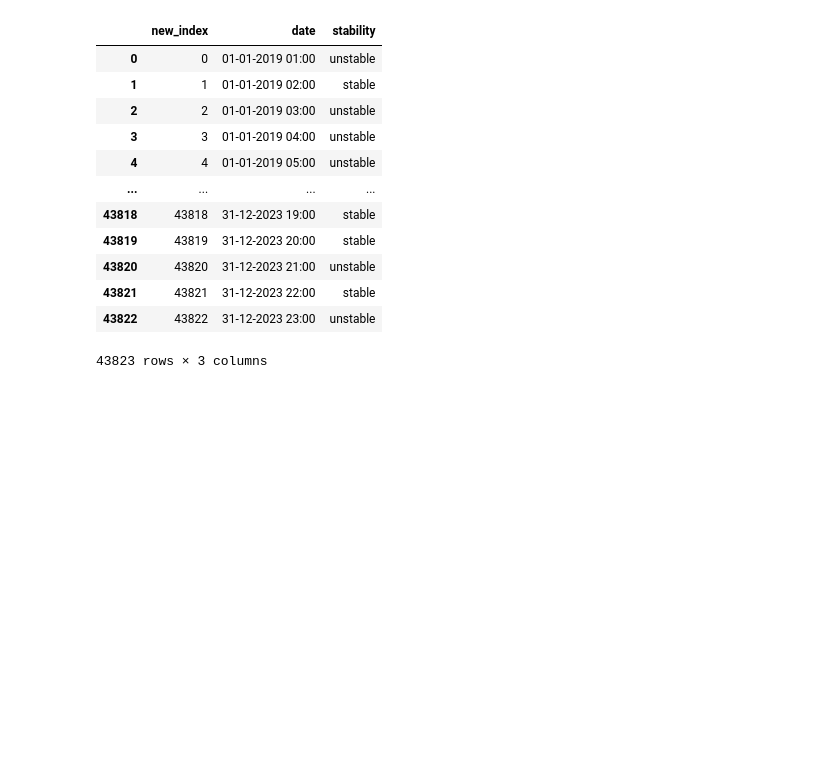
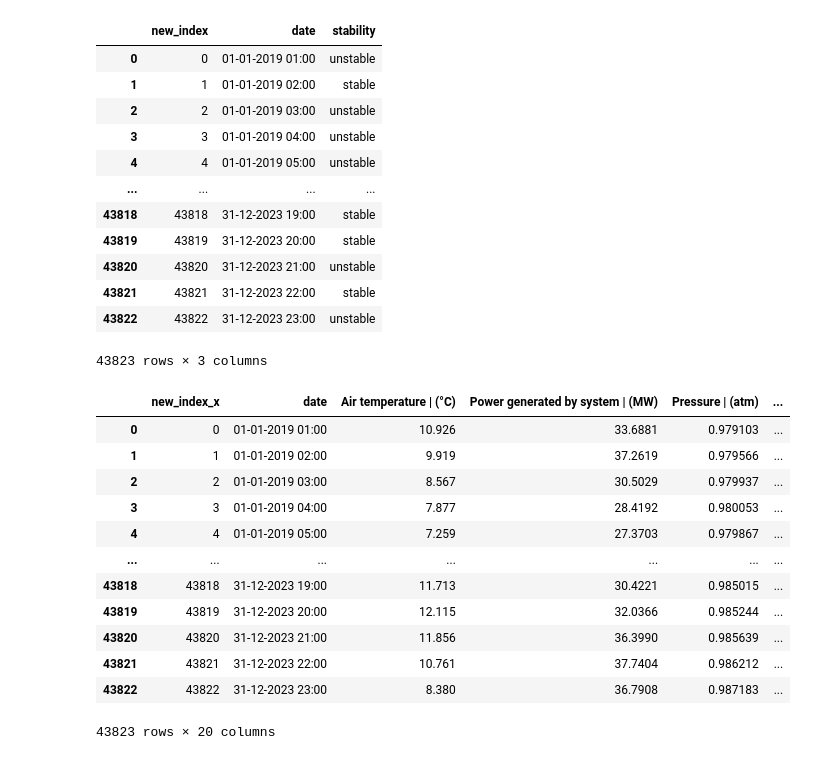
Before and after one commit to rishikesh-revandikar/Team6_sustainability_and_environment, a Jupyter notebook: HACK_3.ipynb, the cells around one changed output. Cells and saved outputs as stored; diff of their text form; code cells hidden in the pictures; blank space fills up the shorter version.

Commit message:
Merged and cleaned grid data as well as distributed power

```diff
--- a/HACK_3.ipynb
+++ b/HACK_3.ipynb
@@ -305,3 +305,26 @@ stability_df
 | 43821 | 43821 | 31-12-2023 22:00 | stable |
 | 43822 | 43822 | 31-12-2023 23:00 | unstable |
 43823 rows × 3 columns
+# %%
+# merge df , price_df , consumtion_dfand stability df on date
+
+# Merge df, price_df, consumtion_df, and stability_df on 'date'
+merged_df = df.merge(price_df, on='date')
+merged_df = merged_df.merge(consumtion_df, on='date')
+merged_df = merged_df.merge(stability_df, on='date')
+# %%
+merged_df
+# %% [output]
+|  | new_index_x | date | Air temperature | (°C) | Power generated by system | (MW) | Pressure | (atm) | ... |
+| 0 | 0 | 01-01-2019 01:00 | 10.926 | 33.6881 | 0.979103 | ... |
+| 1 | 1 | 01-01-2019 02:00 | 9.919 | 37.2619 | 0.979566 | ... |
+| 2 | 2 | 01-01-2019 03:00 | 8.567 | 30.5029 | 0.979937 | ... |
+| 3 | 3 | 01-01-2019 04:00 | 7.877 | 28.4192 | 0.980053 | ... |
+| 4 | 4 | 01-01-2019 05:00 | 7.259 | 27.3703 | 0.979867 | ... |
+| ... | ... | ... | ... | ... | ... | ... |
+| 43818 | 43818 | 31-12-2023 19:00 | 11.713 | 30.4221 | 0.985015 | ... |
+| 43819 | 43819 | 31-12-2023 20:00 | 12.115 | 32.0366 | 0.985244 | ... |
+| 43820 | 43820 | 31-12-2023 21:00 | 11.856 | 36.3990 | 0.985639 | ... |
+| 43821 | 43821 | 31-12-2023 22:00 | 10.761 | 37.7404 | 0.986212 | ... |
+| 43822 | 43822 | 31-12-2023 23:00 | 8.380 | 36.7908 | 0.987183 | ... |
+43823 rows × 20 columns
```
Also changed, not shown: parts of 7 cells of this notebook.
